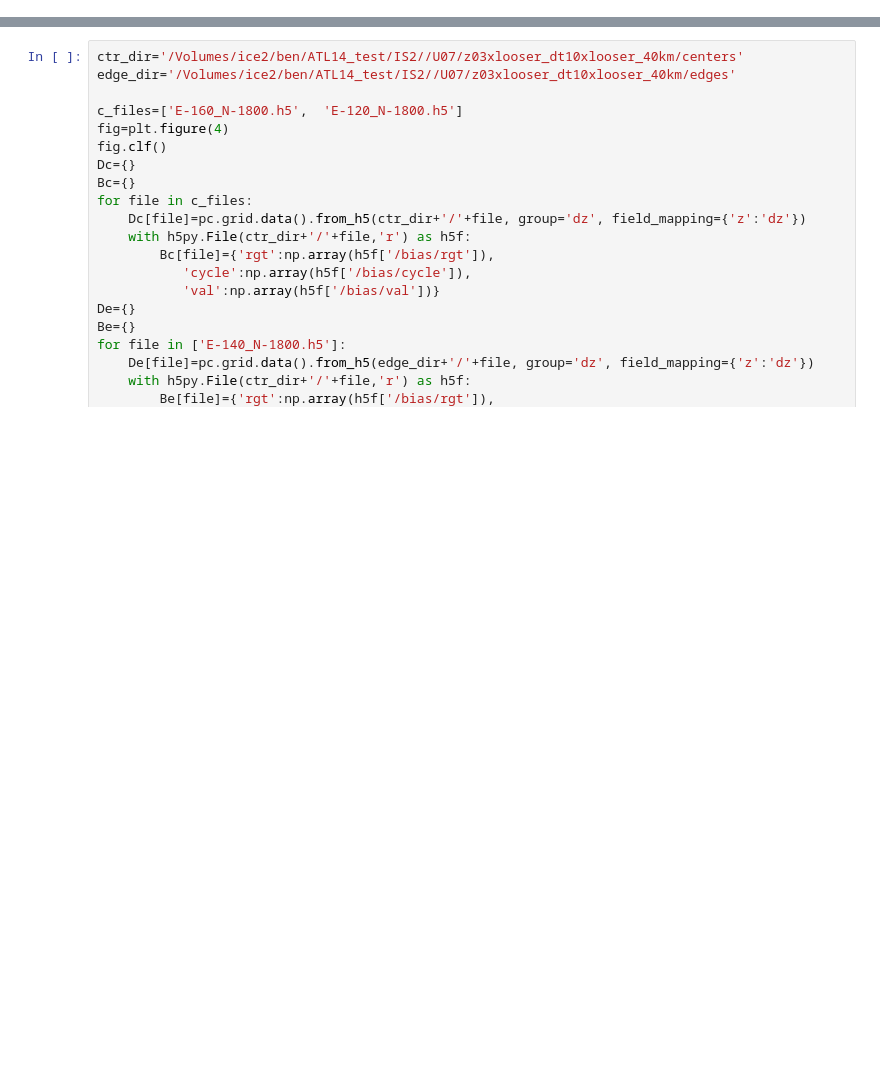
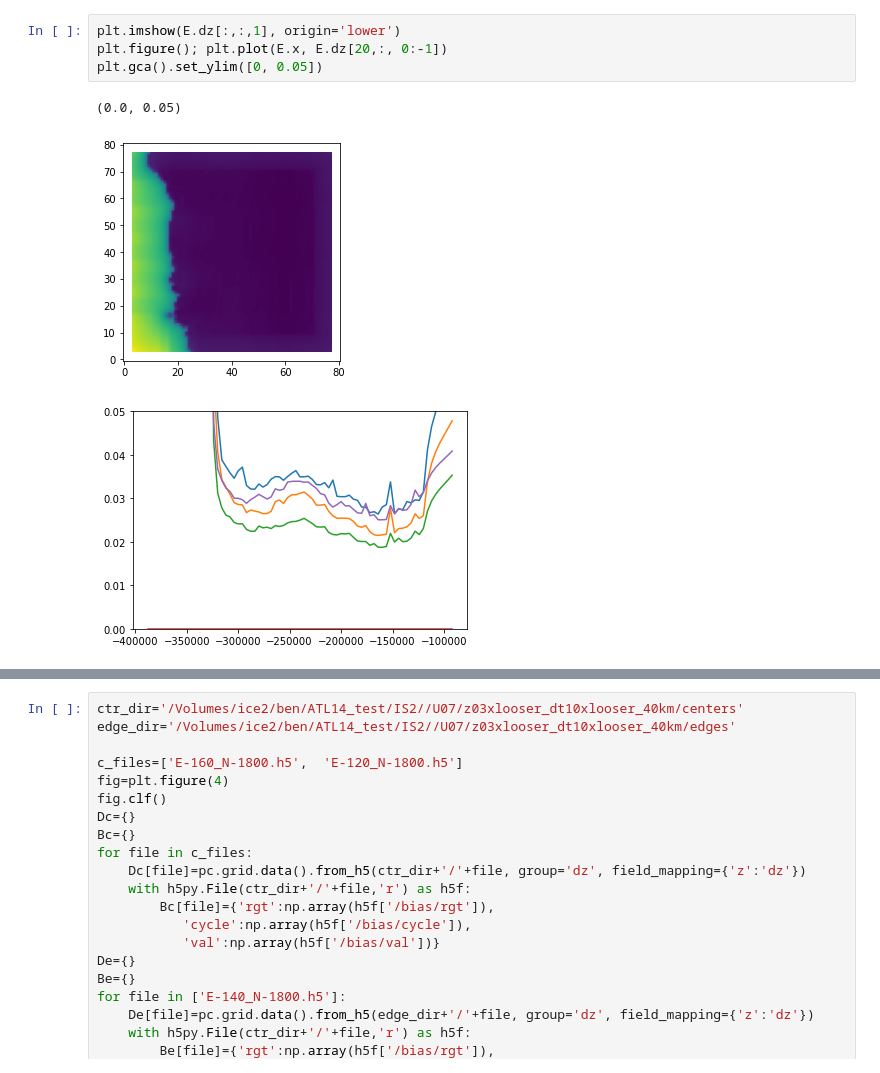
Before and after one commit to SmithB/surfaceChange, a Jupyter notebook: notebooks/view_results.ipynb, the cells around one changed output, grey strips where cells are left out. Drawn from its saved outputs; the diff is of its cells as text; blank space fills up the shorter version.

```diff
--- a/notebooks/view_results.ipynb
+++ b/notebooks/view_results.ipynb
@@ -34,3 +73,11 @@ plt.figure(1); plt.imshow(np.gradient(z0.z[:,:,0])[0], extent=z0.extent, vmin=-1
+# %%
+plt.imshow(E.dz[:,:,1], origin='lower')
+plt.figure(); plt.plot(E.x, E.dz[20,:, 0:-1])
+plt.gca().set_ylim([0, 0.05])
+# %% [output]
+(0.0, 0.05)
+[figure, added]
+[figure, added]
 # %%
 clim=2*np.array([-1, 1])
 n_cols=np.ceil(np.sqrt(dz.shape[2]-2)).astype(int)
```
Also changed, not shown: parts of 13 cells of this notebook, 1 other file.
